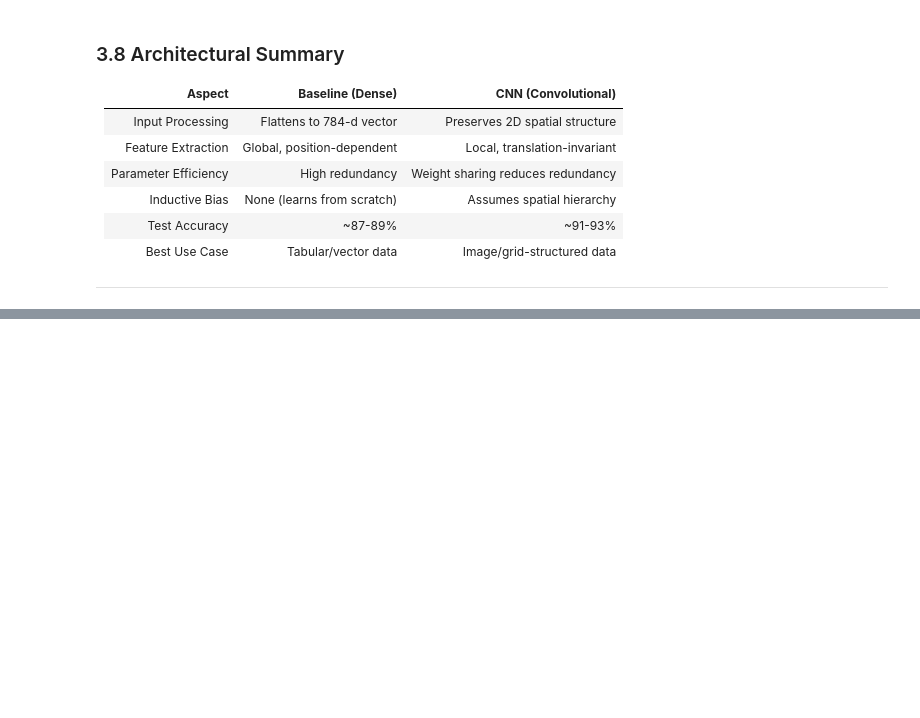
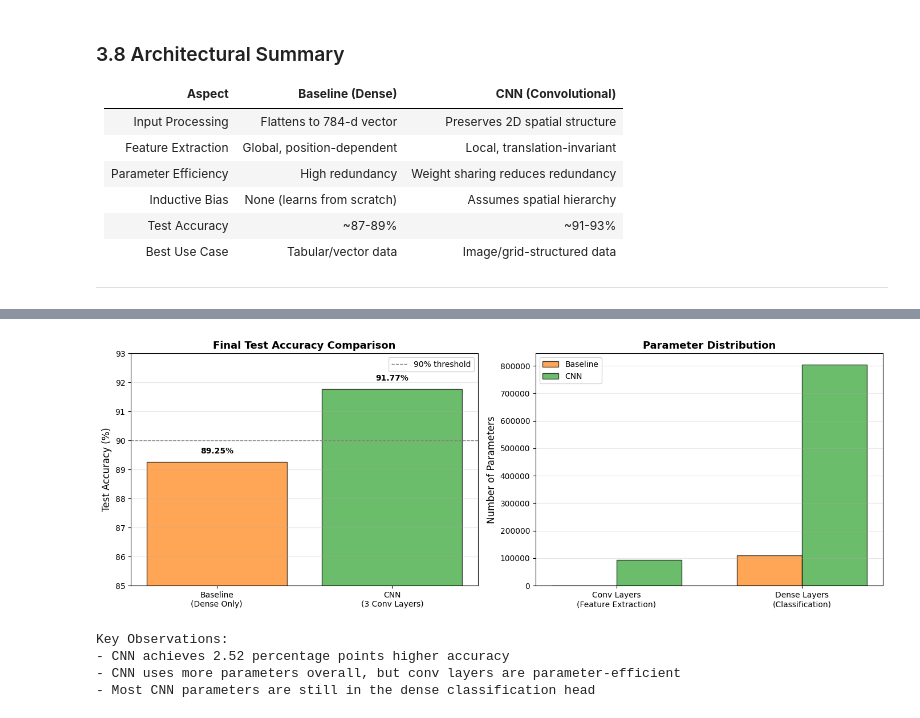
Before and after one commit to Eliza-05/convolutional-layers, a Jupyter notebook: cnn_architecture_analysis.ipynb, the cells around one changed output, grey strips where cells are left out. Cells and saved outputs as stored; diff of their text form; code cells hidden in the pictures; blank space fills up the shorter version.

Commit message:
feat:complete point 4 and 5

```diff
--- a/cnn_architecture_analysis.ipynb
+++ b/cnn_architecture_analysis.ipynb
@@ -1350,0 +1988,54 @@ This hierarchy is automatic the network learns it through backpropagation, but t
+# %%
+import matplotlib.pyplot as plt
+import numpy as np
+
+
+fig, axes = plt.subplots(1, 2, figsize=(14, 5))
+
+
+models = ['Baseline\n(Dense Only)', 'CNN\n(3 Conv Layers)']
+accuracies = [89.25, 91.77]
+colors = ['#ff7f0e', '#2ca02c']
+
+axes[0].bar(models, accuracies, color=colors, alpha=0.7, edgecolor='black')
+axes[0].axhline(y=90, color='gray', linestyle='--', linewidth=1, label='90% threshold')
+axes[0].set_ylabel('Test Accuracy (%)', fontsize=12)
+axes[0].set_title('Final Test Accuracy Comparison', fontsize=13, fontweight='bold')
+axes[0].set_ylim([85, 93])
+axes[0].legend()
+axes[0].grid(axis='y', alpha=0.3)
+
+
+for i, v in enumerate(accuracies):
+    axes[0].text(i, v + 0.3, f'{v:.2f}%', ha='center', fontweight='bold')
+
+
+categories = ['Conv Layers\n(Feature Extraction)', 'Dense Layers\n(Classification)']
+baseline_params = [0, 109386]
+cnn_params = [92672, 805130]
+x = np.arange(len(categories))
+width = 0.35
+
+bars1 = axes[1].bar(x - width/2, baseline_params, width, label='Baseline', color='#ff7f0e', alpha=0.7, edgecolor='black')
+bars2 = axes[1].bar(x + width/2, cnn_params, width, label='CNN', color='#2ca02c', alpha=0.7, edgecolor='black')
+
+axes[1].set_ylabel('Number of Parameters', fontsize=12)
+axes[1].set_title('Parameter Distribution', fontsize=13, fontweight='bold')
+axes[1].set_xticks(x)
+axes[1].set_xticklabels(categories)
+axes[1].legend()
+axes[1].grid(axis='y', alpha=0.3)
+
+plt.tight_layout()
+plt.show()
+
+print("Key Observations:")
+print("- CNN achieves 2.52 percentage points higher accuracy")
+print("- CNN uses more parameters overall, but conv layers are parameter-efficient")
+print("- Most CNN parameters are still in the dense classification head")
+# %% [output]
+[figure, added]
+Key Observations:
+- CNN achieves 2.52 percentage points higher accuracy
+- CNN uses more parameters overall, but conv layers are parameter-efficient
+- Most CNN parameters are still in the dense classification head
```
Also changed, not shown: parts of 33 cells of this notebook.
